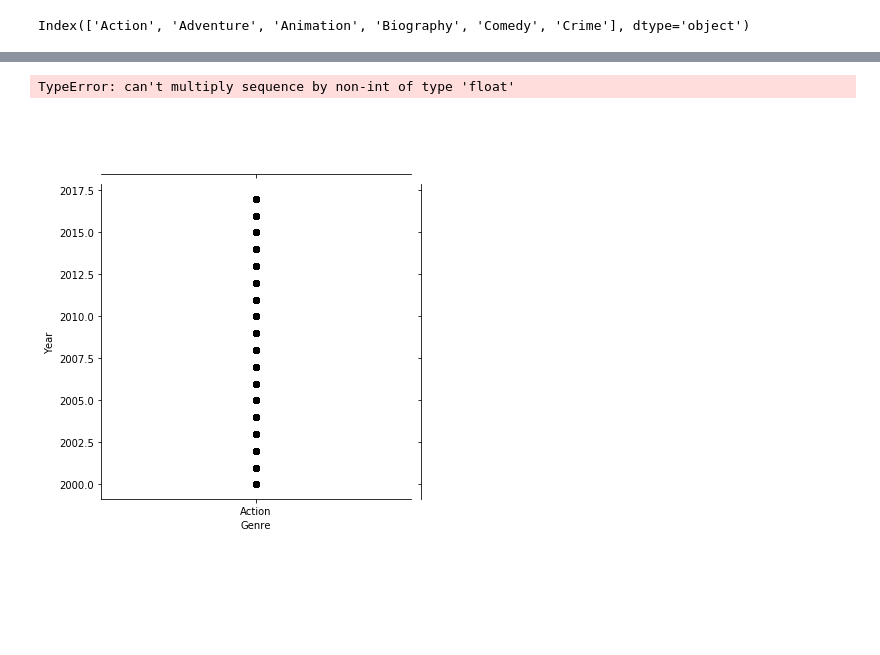
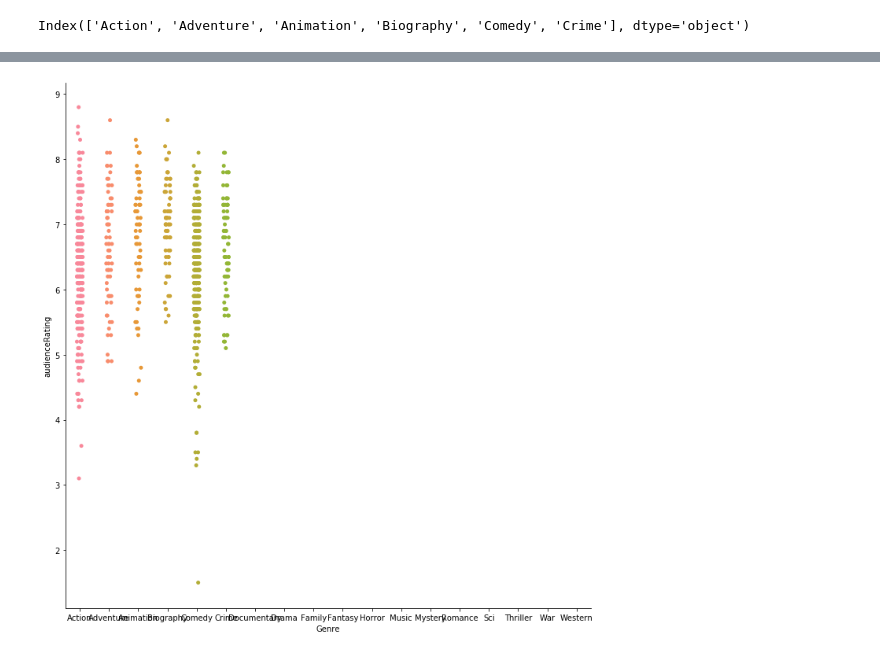
Before and after one commit to mav1797/SDP-Project, a Jupyter notebook: file1.ipynb, the cells around one changed output, grey strips where cells are left out. Drawn from its saved outputs; the diff is of its cells as text; code cells hidden in the pictures; blank space fills up the shorter version.

```diff
--- a/file1.ipynb
+++ b/file1.ipynb
@@ -11,0 +7,5 @@ csvmovie.head(10)
+# %%
+import pandas as pd
+import os
+csvmovie = pd.read_csv('dataset.csv')
+csvmovie.head(10)
@@ -290,5 +711,4 @@ j11 = sns.jointplot(data=m_a, x='criticRating', y='Year')
 # %%
-j21 = sns.jointplot(data=m_a, x='Gen', y='audienceRating',color='black')
+j11 = sns.catplot(data=m_gen13, x='Genre', y='audienceRating',height=10);
 # %% [output]
-TypeError: can't multiply sequence by non-int of type 'float'
-[figure, old version]
+[figure, new version]
```
Also changed, not shown: parts of 85 cells of this notebook.
